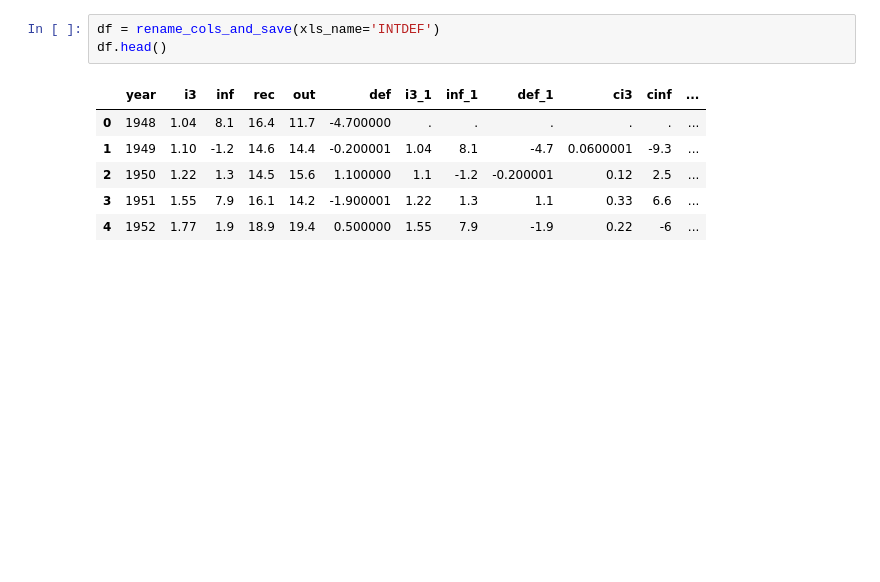
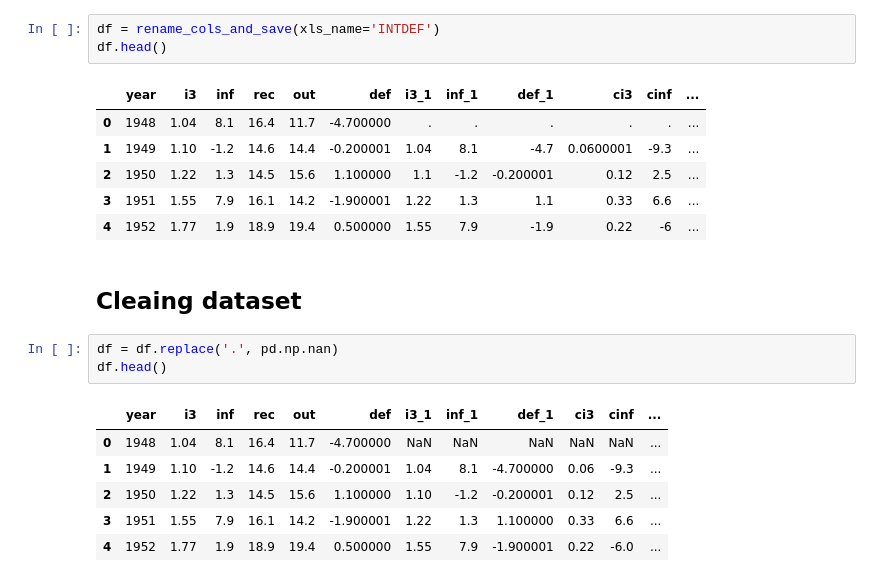
Before and after one commit to espin086/mybook_python_econometrics, a Jupyter notebook: notebooks/4_basic_regression_analysis_with_time_series_data/4_basic_regression_analysis_with_time_series_data.ipynb, the cells around one changed output. Saved outputs shown, nothing was run; the diff lists cells and outputs as text; blank space fills up the shorter version.

```diff
--- a/notebooks/4_basic_regression_analysis_with_time_series_data/4_basic_regression_analysis_with_time_series_data.ipynb
+++ b/notebooks/4_basic_regression_analysis_with_time_series_data/4_basic_regression_analysis_with_time_series_data.ipynb
@@ -127,3 +127,15 @@ df.head()
 | 2 | 1950 | 1.22 | 1.3 | 14.5 | 15.6 | 1.100000 | 1.1 | -1.2 | -0.200001 | 0.12 | 2.5 | ... |
 | 3 | 1951 | 1.55 | 7.9 | 16.1 | 14.2 | -1.900001 | 1.22 | 1.3 | 1.1 | 0.33 | 6.6 | ... |
 | 4 | 1952 | 1.77 | 1.9 | 18.9 | 19.4 | 0.500000 | 1.55 | 7.9 | -1.9 | 0.22 | -6 | ... |
+# %% [markdown]
+## Cleaing dataset
+# %%
+df = df.replace('.', pd.np.nan)
+df.head()
+# %% [output]
+|  | year | i3 | inf | rec | out | def | i3_1 | inf_1 | def_1 | ci3 | cinf | ... |
+| 0 | 1948 | 1.04 | 8.1 | 16.4 | 11.7 | -4.700000 | NaN | NaN | NaN | NaN | NaN | ... |
+| 1 | 1949 | 1.10 | -1.2 | 14.6 | 14.4 | -0.200001 | 1.04 | 8.1 | -4.700000 | 0.06 | -9.3 | ... |
+| 2 | 1950 | 1.22 | 1.3 | 14.5 | 15.6 | 1.100000 | 1.10 | -1.2 | -0.200001 | 0.12 | 2.5 | ... |
+| 3 | 1951 | 1.55 | 7.9 | 16.1 | 14.2 | -1.900001 | 1.22 | 1.3 | 1.100000 | 0.33 | 6.6 | ... |
+| 4 | 1952 | 1.77 | 1.9 | 18.9 | 19.4 | 0.500000 | 1.55 | 7.9 | -1.900001 | 0.22 | -6.0 | ... |
```
Also changed, not shown: parts of 18 cells of this notebook, 47 other files.
